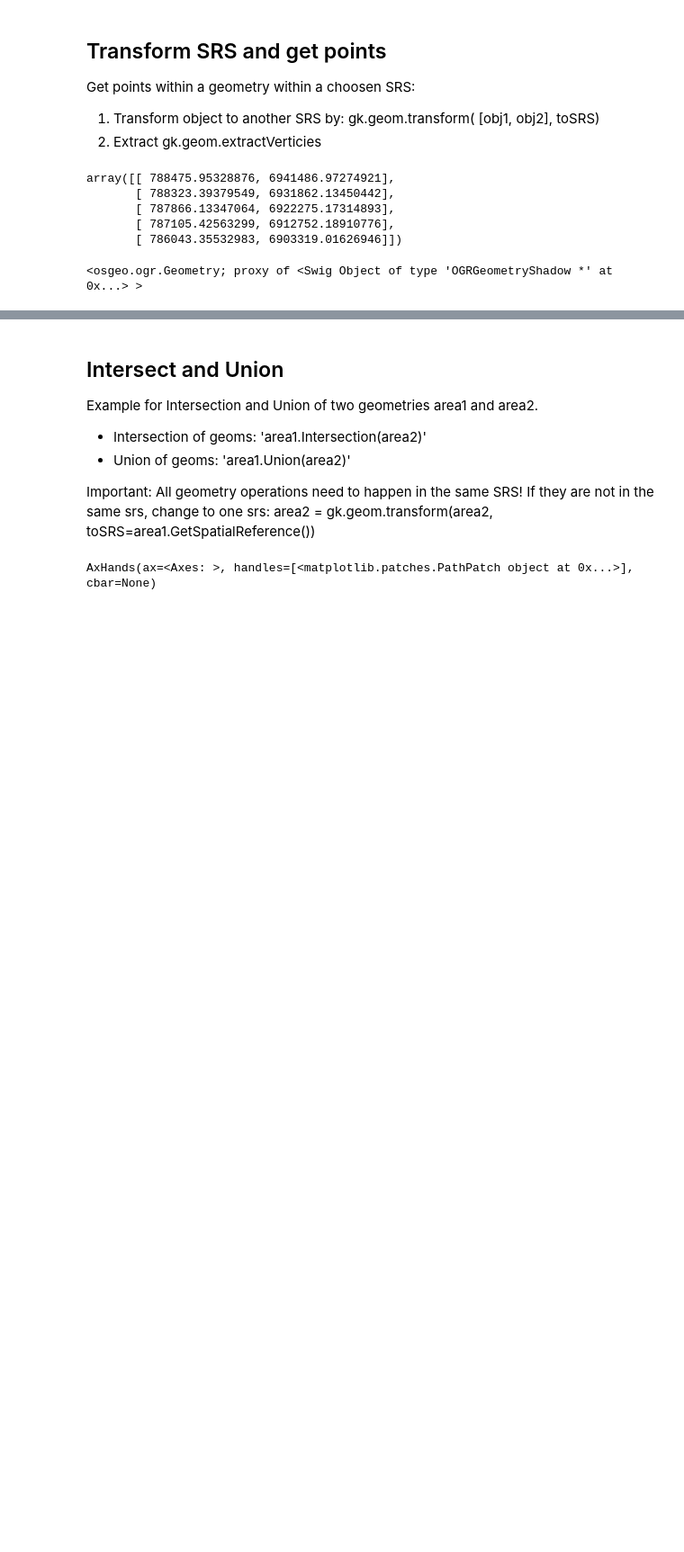
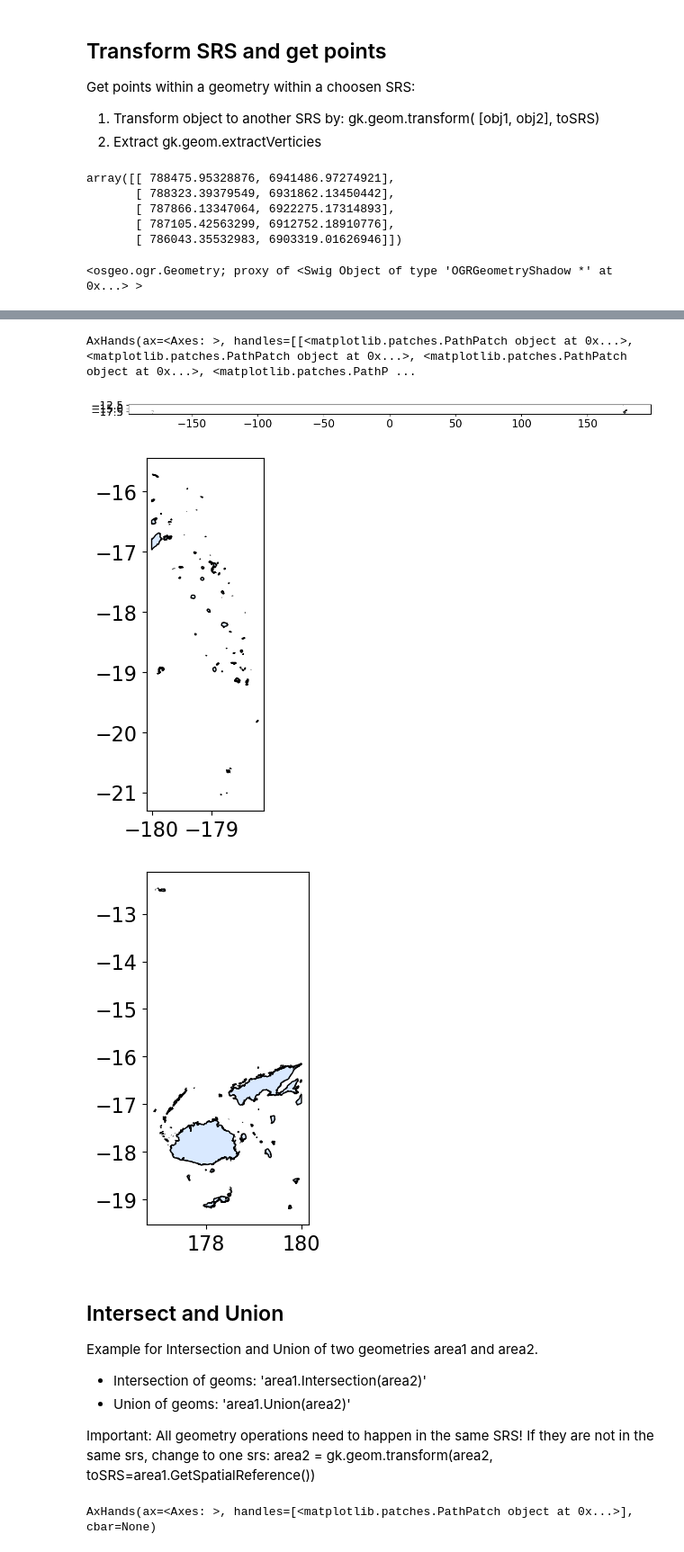
Before and after one commit to FZJ-IEK3-VSA/geokit, a Jupyter notebook: Examples/example_02_geometry.ipynb, the cells around one changed output, grey strips where cells are left out. Shown: that part at 90% size. Saved outputs shown, nothing was run; the diff lists cells and outputs as text; code cells hidden in the pictures; blank space fills up the shorter version.

Commit message:
update examples

```diff
--- a/Examples/example_02_geometry.ipynb
+++ b/Examples/example_02_geometry.ipynb
@@ -231,3 +296,50 @@ boundary_polygon_3857.SimplifyPreserveTopology(10)
+# %%
+# Now we can also have multipolygons which were provided in a split version to observe the -/+180° latitude range convention
+# Think of Fidji, a country spanning the antimeridian
+
+# load the shape file of Fidji, a country spanning the antimeridian
+import pathlib
+from geokit.core.get_test_data import get_test_data
+
+data_cache_folder = pathlib.Path().cwd().parent.joinpath("geokit", "data")
+
+FJI_geom = gk.vector.extractFeatures(
+    get_test_data(
+        file_name="FJI.shp",
+        data_cache_folder=data_cache_folder,
+    )
+).geom.iloc[0]
+
+# FJI is split into two parts, one in the eastern hemisphere and one in the western hemisphere separated by the antimeridian
+# in our example like mostly, the Western part has been shifted eastwards by 360 degrees
+# that creates a problem when plotting the data or loading anything via the extent due to its huge extent of 360° longitude
+# it also prevents distance measuring between parts east and west of the antimeridian
+
+# the test plot demonstrates the problem
+gk.drawGeoms(FJI_geom)
+# NOTE how far it spreads, with some islands on the right and some on the left of the plot
+
+# we can therefore extract each of the two parts separately
+# demonstrate here for the part "right" of the antimeridian (i.e. East of antimeridian but West on the map)
+FJI_right_geom = gk.geom.divideMultipolygonIntoEasternAndWesternPart(
+    geom=FJI_geom, side="right"
+)
+gk.drawGeoms(FJI_right_geom, figsize=(4, 4))
+
+# (side='left' would return the part West of the antimeridian, i.e. East on the map)
+# (side='both' would return both parts as a tuple of 2 geometries)
+
+# side='main' returns the side with the largest total polygon area
+FJI_main_geom = gk.geom.divideMultipolygonIntoEasternAndWesternPart(
+    geom=FJI_geom, side="main"
+)
+gk.drawGeoms(FJI_main_geom, figsize=(4, 4))
+# NOTE: we can see that in our case, it is the part "left" of the antimeridian that has the largest area
+# %% [output]
+AxHands(ax=<Axes: >, handles=[[<matplotlib.patches.PathPatch object at 0x...>, <matplotlib.patches.PathPatch object at 0x...>, <matplotlib.patches.PathPatch object at 0x...>, <matplotlib.patches.PathP ...
+[figure, added]
+[figure, added]
+[figure, added]
 # %% [markdown]
 ## Intersect and Union
 
```
Also changed, not shown: parts of 4 cells of this notebook, 1 other file.
